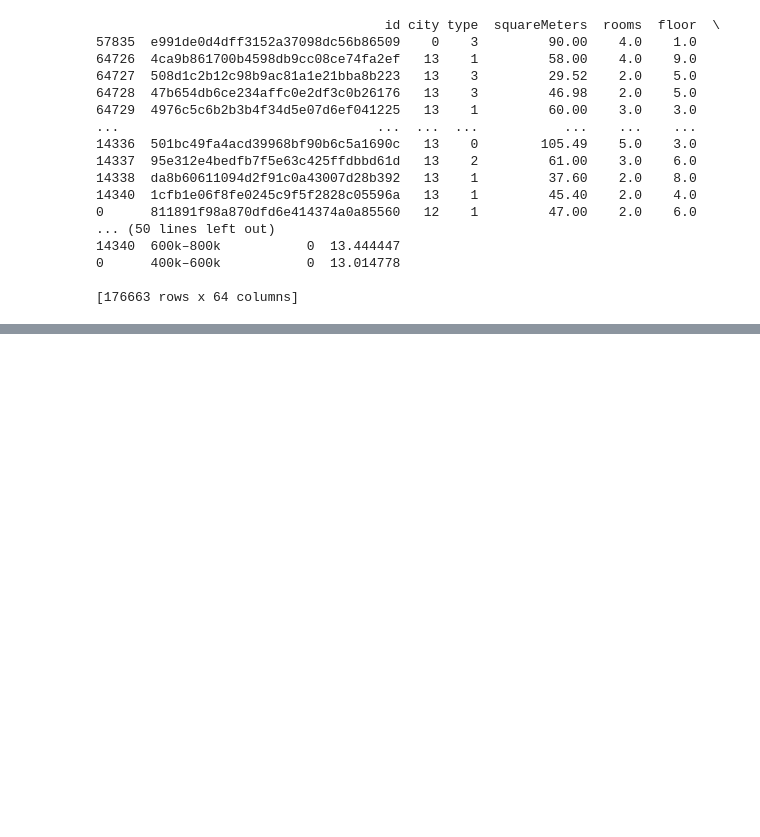
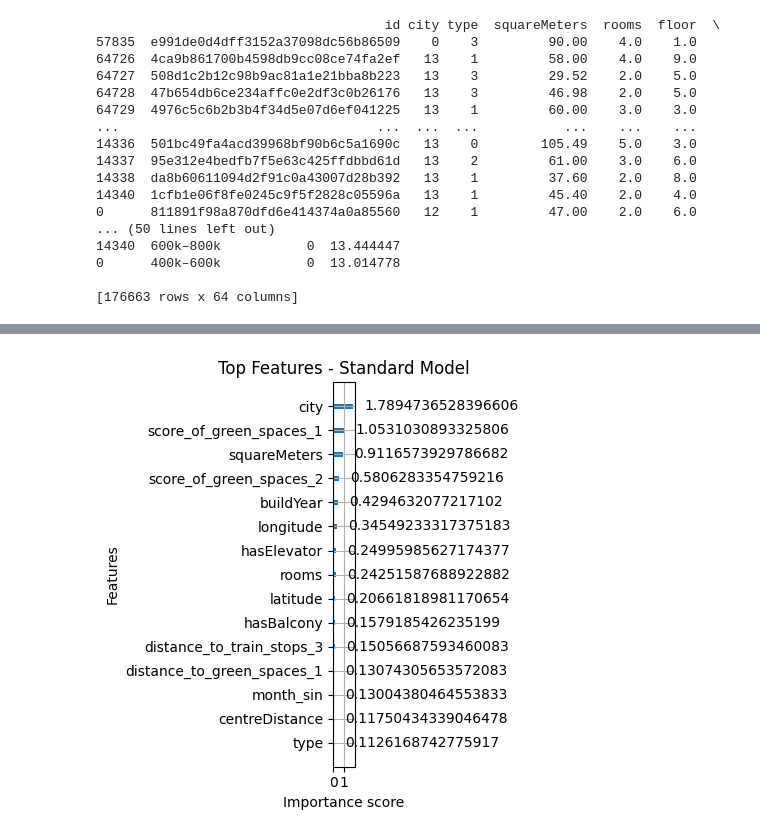
Before and after one commit to JakubSwat/enProject, a Jupyter notebook: training_of_price_predictive_model/prototyping.ipynb, the cells around one changed output, grey strips where cells are left out. Drawn from its saved outputs; the diff is of its cells as text; code cells hidden in the pictures; blank space fills up the shorter version.

Commit message:
eksperymentowanie z modelem

```diff
--- a/training_of_price_predictive_model/prototyping.ipynb
+++ b/training_of_price_predictive_model/prototyping.ipynb
@@ -983,0 +991,83 @@ print(df)
+# %%
+df['date'] = pd.to_datetime(df['date'])
+df = df.sort_values('date')
+
+# Split price bins
+threshold = 720000
+
+# Date-based split
+cutoff_date = '2024-05-01'
+train_df = df[df['date'] < cutoff_date]
+future_df = df[df['date'] >= cutoff_date]
+
+# Columns to drop for model input
+drop_cols = ['price', 'price_bin', 'id', 'date', 'is_premium', 'log_price']
+
+# Modified prepare_data with log transform option
+def prepare_data(df_subset, log_target=False):
+    standard = df_subset[df_subset['price'] <= threshold].copy()
+    premium = df_subset[df_subset['price'] > threshold].copy()
+
+    X_std = standard.drop(columns=drop_cols)
+    y_std = standard['price']
+    X_prm = premium.drop(columns=drop_cols)
+    y_prm = premium['price']
+
+    if log_target:
+        y_std = np.log1p(y_std)
+        y_prm = np.log1p(y_prm)
+
+    return X_std, y_std, X_prm, y_prm
+
+# Prepare training and future sets
+X_std_train, y_std_train, X_prm_train, y_prm_train = prepare_data(train_df, log_target=True)
+X_std_future, y_std_future, X_prm_future, y_prm_future = prepare_data(future_df, log_target=False)
+
+# XGBoost hyperparameters
+best_params = {
+    'n_estimators': 500,
+    'learning_rate': 0.1,
+    'max_depth': 8,
+    'subsample': 0.8,
+    'colsample_bytree': 1.0,
+    'random_state': 42,
+    'enable_categorical': True,
+    'tree_method': 'hist',
+    'objective': 'reg:squarederror',
+    'eval_metric': 'rmse'
+}
+
+# Define and train models
+model_std = xgb.XGBRegressor(**best_params)
+model_prm = xgb.XGBRegressor(**best_params)
+
+model_std.fit(X_std_train, y_std_train)
+model_prm.fit(X_prm_train, y_prm_train)
+
+# Predict and inverse log transform
+y_std_future_pred = np.expm1(model_std.predict(X_std_future))
+y_prm_future_pred = np.expm1(model_prm.predict(X_prm_future))
+
+# Evaluation function
+def print_metrics(y_true, y_pred, name):
+    mae = mean_absolute_error(y_true, y_pred)
+    rmse = np.sqrt(mean_squared_error(y_true, y_pred))
+    r2 = r2_score(y_true, y_pred)
+    print(f"\n📊 {name} Model Performance:")
+    print(f"MAE:  {mae:,.2f}")
+    print(f"RMSE: {rmse:,.2f}")
+    print(f"R²:   {r2:.4f}")
+
+# Evaluate future predictions
+print_metrics(y_std_future, y_std_future_pred, f"Standard (>={cutoff_date})")
+print_metrics(y_prm_future, y_prm_future_pred, f"Premium (>={cutoff_date})")
+
+# Plot feature importance
+def plot_importance(model, title):
+    xgb.plot_importance(model, max_num_features=15, importance_type='gain', title=title)
+    plt.tight_layout()
+    plt.show()
+
+plot_importance(model_std, "Top Features - Standard Model")
+plot_importance(model_prm, "Top Features - Premium Model")
+# %% [output]
@@ -983,0 +1083 @@ print(df)
+[figure, added]
```
Also changed, not shown: parts of 3 cells of this notebook.
